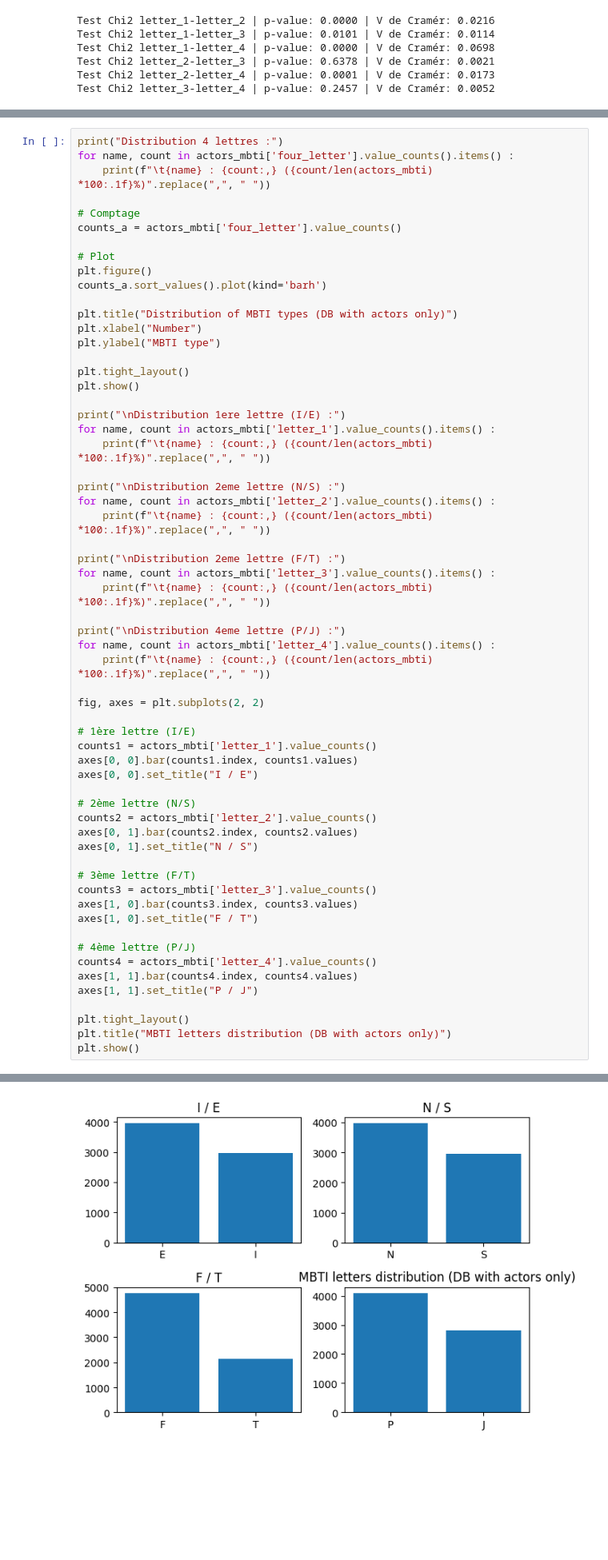
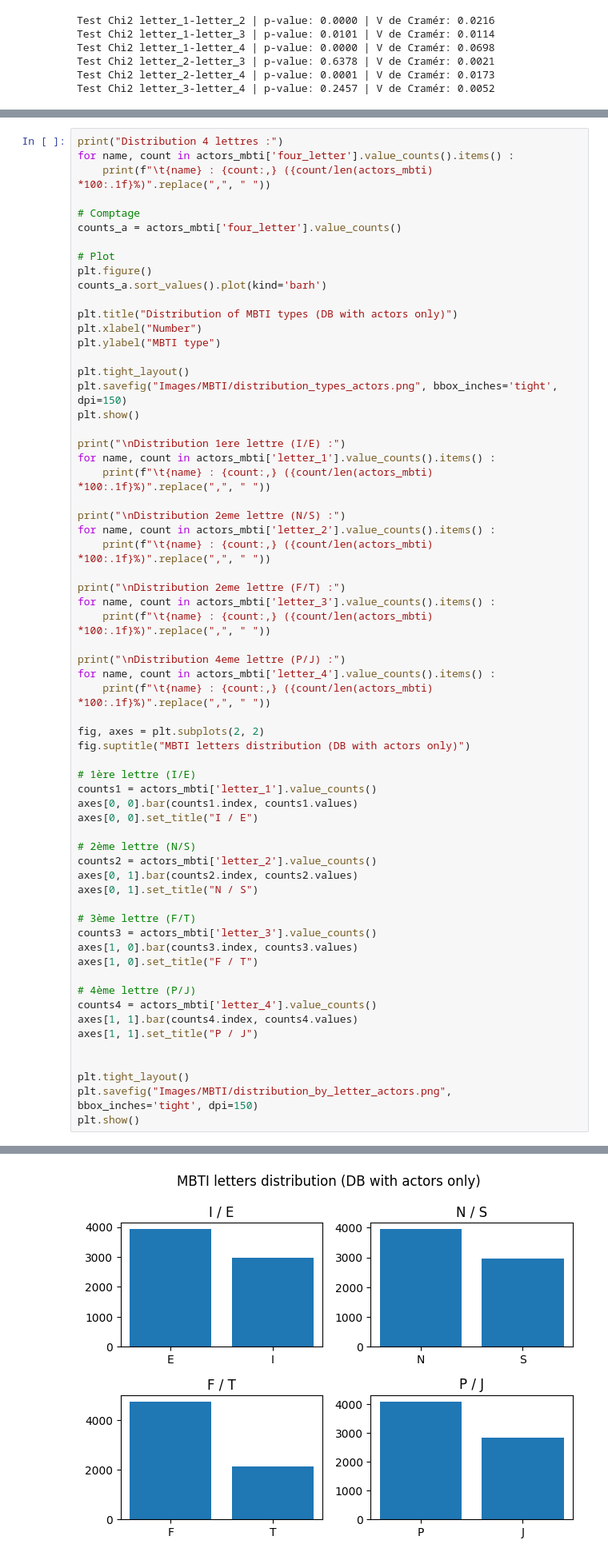
Before and after one commit to DavidGabrielPapa/TheseDeMaster, a Jupyter notebook: mbti.ipynb, the cells around one changed output, grey strips where cells are left out. Shown at 80% size. Cells and saved outputs as stored; diff of their text form; blank space fills up the shorter version.

Commit message:
MBTI graph clear

```diff
--- a/mbti.ipynb
+++ b/mbti.ipynb
@@ -462,6 +465,7 @@ plt.xlabel("Number")
 plt.ylabel("MBTI type")
 
 plt.tight_layout()
+plt.savefig("Images/MBTI/distribution_types_actors.png", bbox_inches='tight', dpi=150)
 plt.show()
 
 print("\nDistribution 1ere lettre (I/E) :")
@@ -481,6 +485,7 @@ for name, count in actors_mbti['letter_4'].value_counts().items() :
     print(f"\t{name} : {count:,} ({count/len(actors_mbti) *100:.1f}%)".replace(",", " "))
 
 fig, axes = plt.subplots(2, 2)
+fig.suptitle("MBTI letters distribution (DB with actors only)")
 
 # 1ère lettre (I/E)
 counts1 = actors_mbti['letter_1'].value_counts()
@@ -502,8 +507,9 @@ counts4 = actors_mbti['letter_4'].value_counts()
 axes[1, 1].bar(counts4.index, counts4.values)
 axes[1, 1].set_title("P / J")
 
+
 plt.tight_layout()
-plt.title("MBTI letters distribution (DB with actors only)")
+plt.savefig("Images/MBTI/distribution_by_letter_actors.png", bbox_inches='tight', dpi=150)
 plt.show()
 # %% [output]
 Distribution 4 lettres :
@@ -512,34 +518,34 @@ Distribution 4 lettres :
         INFJ : 581 (8.4%)
         INFP : 565 (8.2%)
         ISFP : 551 (8.0%)
         ENTP : 537 (7.8%)
         ESFJ : 524 (7.6%)
         ESFP : 517 (7.5%)
         ISFJ : 366 (5.3%)
         ESTP : 355 (5.1%)
         ISTP : 306 (4.4%)
         INTP : 243 (3.5%)
         ENTJ : 195 (2.8%)
         INTJ : 180 (2.6%)
         ISTJ : 180 (2.6%)
         ESTJ : 153 (2.2%)
 [figure]
 Distribution 1ere lettre (I/E) :
         E : 3 942 (57.0%)
         I : 2 972 (43.0%)
 
 Distribution 2eme lettre (N/S) :
         N : 3 962 (57.3%)
         S : 2 952 (42.7%)
 
 Distribution 2eme lettre (F/T) :
         F : 4 765 (68.9%)
         T : 2 149 (31.1%)
 
 Distribution 4eme lettre (P/J) :
         P : 4 090 (59.2%)
         J : 2 824 (40.8%)
-[figure, old version]
+[figure, new version]
 # %%
 # Mapping to transform letters into numbers
 mapping = {'letter_1': {'E': 1, 'I': 0},
```
Also changed, not shown: parts of 16 cells of this notebook, 11 other files.
